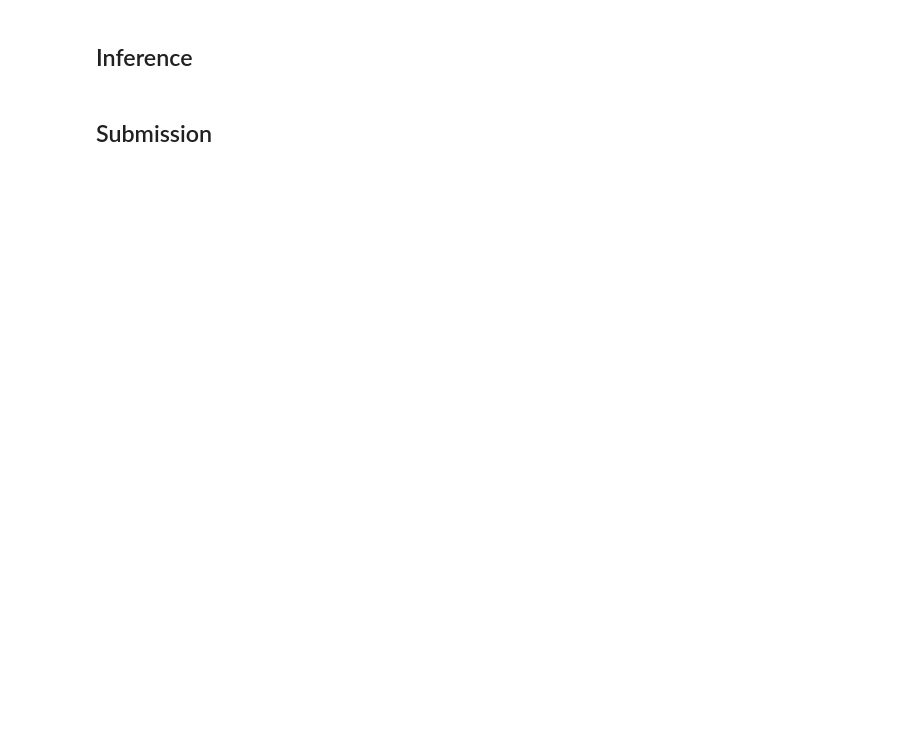
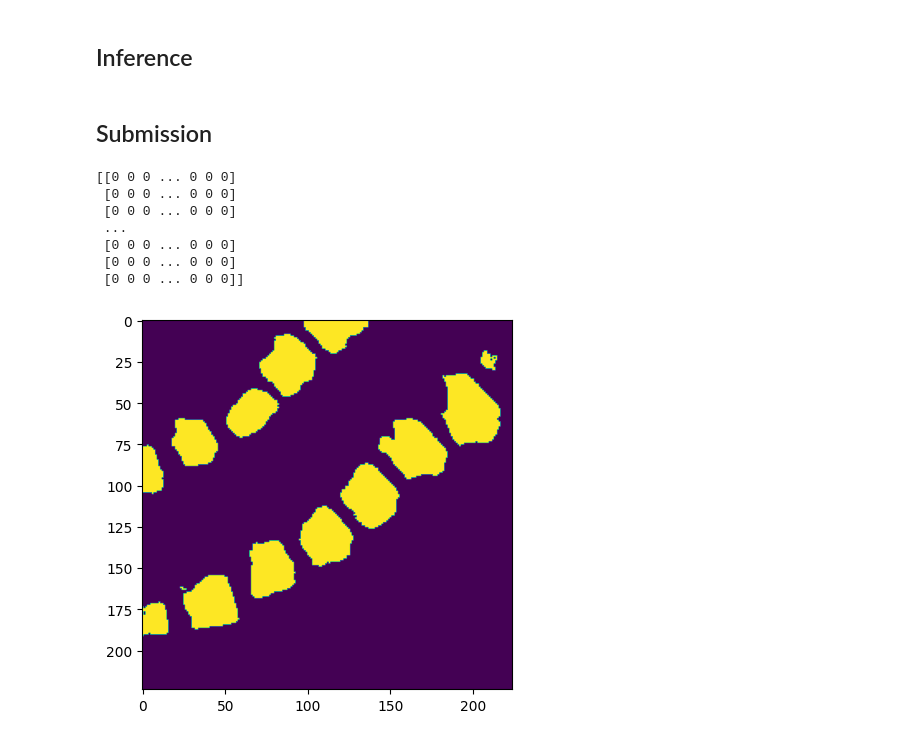
Before and after one commit to jdg824/DACON_Segmentation, a Jupyter notebook: test_model/곽연규/[Baseline]_Unet을 활용한 Segmentation과 RLE 인코딩_디코딩 copy.ipynb, the cells around one changed output. Cells and saved outputs as stored; diff of their text form; code cells hidden in the pictures; blank space fills up the shorter version.

```diff
--- a/test_model/곽연규/[Baseline]_Unet을 활용한 Segmentation과 RLE 인코딩_디코딩 copy.ipynb
+++ b/test_model/곽연규/[Baseline]_Unet을 활용한 Segmentation과 RLE 인코딩_디코딩 copy.ipynb
@@ -277,8 +318,13 @@ model = UNet().to(device)
 criterion = torch.nn.BCEWithLogitsLoss()
 optimizer = torch.optim.Adam(model.parameters(), lr=0.001)
 
-# training loop
-for epoch in range(10):  # 10 에폭 동안 학습합니다.
+# patience = 1
+# # training loop
+
+# best_loss = float('inf')
+# early_stop_count = 0
+
+for epoch in range(2):  # 10 에폭 동안 학습합니다.
     model.train()
     epoch_loss = 0
     for images, masks in tqdm(dataloader):
@@ -294,4 +340,14 @@ for epoch in range(10):  # 10 에폭 동안 학습합니다.
         epoch_loss += loss.item()
 
     print(f'Epoch {epoch+1}, Loss: {epoch_loss/len(dataloader)}')
+
+    # if epoch_loss < best_loss:
+    #     best_loss = epoch_loss
+    #     early_stop_count = 0
+    # else:
+    #     early_stop_count += 1
+
+    # if early_stop_count >= patience:
+    #     print("Early stopping triggered!")
+    #     break
 # %% [output]
@@ -338,3 +385,37 @@ submit = pd.read_csv('./sample_submission.csv')
 submit['mask_rle'] = result
 # %%
 submit.to_csv('./submit.csv', index=False)
+# %%
+class SatelliteDataset1(Dataset):
+    def __init__(self, csv_file, transform=None, infer=False):
+        self.data = pd.read_csv(csv_file)
+        self.transform = transform
+        self.infer = infer
+
+    def __len__(self):
+        return len(self.data)
+
+    def __getitem__(self, idx):
+        mask_rle = self.data.iloc[idx, 1]
+        mask = rle_decode(mask_rle, (224, 224))
+        return mask
+# %%
+dataset = SatelliteDataset1(csv_file='./submit.csv', transform=transform)
+# %%
+import matplotlib.pyplot as plt
+example_index = 52682
+data_dict = dataset[example_index]
+
+img_t1 = data_dict
+print(img_t1)
+plt.imshow(img_t1)
+plt.show()
+# %% [output]
+[[0 0 0 ... 0 0 0]
+ [0 0 0 ... 0 0 0]
+ [0 0 0 ... 0 0 0]
+ ...
+ [0 0 0 ... 0 0 0]
+ [0 0 0 ... 0 0 0]
+ [0 0 0 ... 0 0 0]]
+[figure, added]
```
Also changed, not shown: parts of 5 cells of this notebook, 5 other files.
